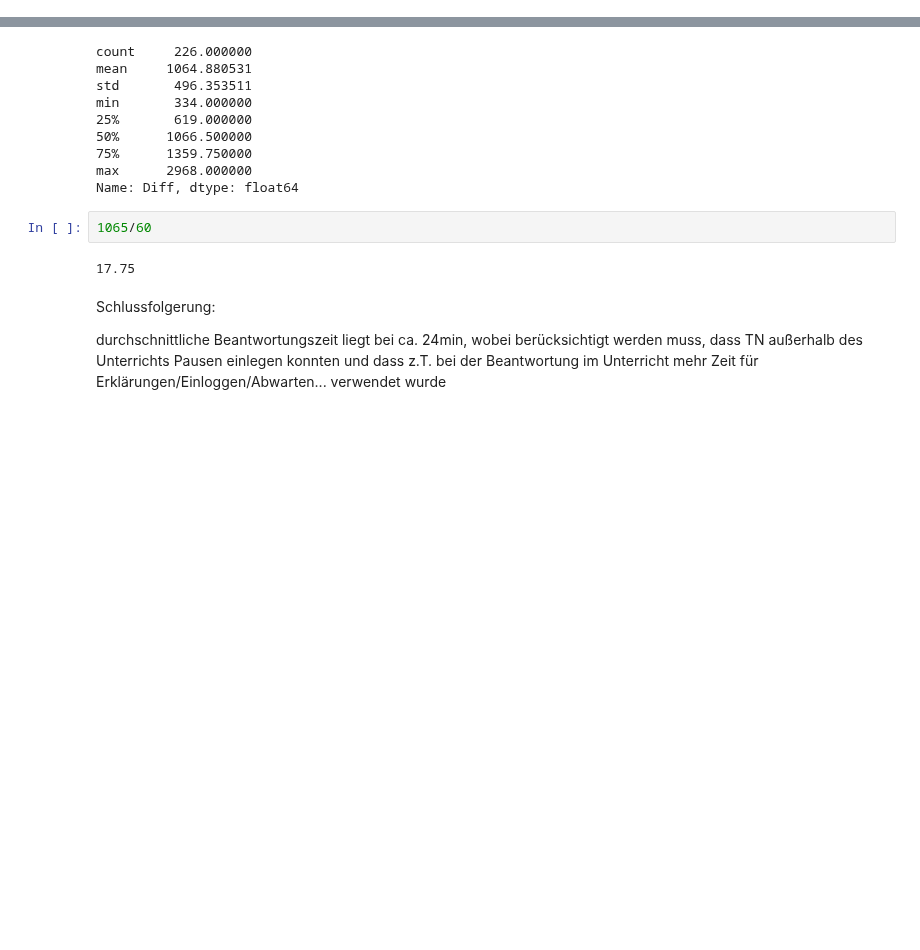
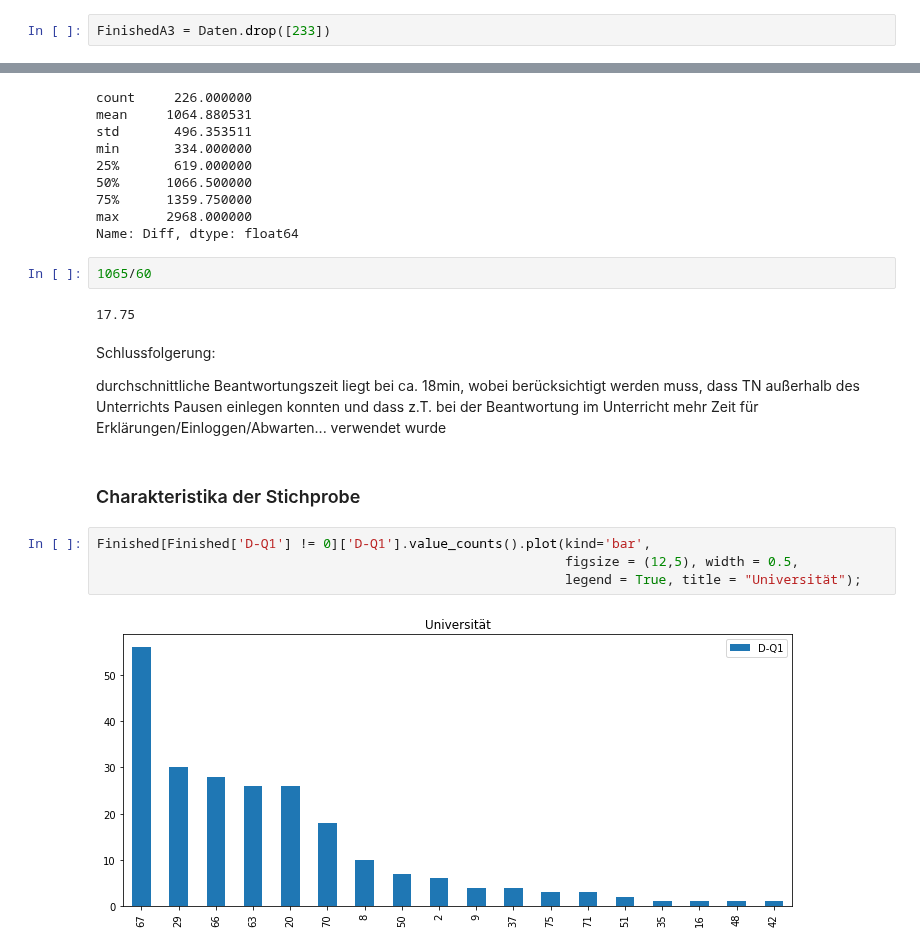
Before and after one commit to martinakienberger/Dissertation_LIS, a Jupyter notebook: Datenanalyse_Hauptstudie.ipynb, the cells around one changed output, grey strips where cells are left out. Drawn from its saved outputs; the diff is of its cells as text; blank space fills up the shorter version.

```diff
--- a/Datenanalyse_Hauptstudie.ipynb
+++ b/Datenanalyse_Hauptstudie.ipynb
@@ -49,0 +63,2 @@ Daten['A-Q2_A-Q2_7'].hist()
+# %%
+FinishedA3 = Daten.drop([233])
@@ -274,4 +274,12 @@ Name: Diff, dtype: float64
 # %% [markdown]
 Schlussfolgerung:
 
-durchschnittliche Beantwortungszeit liegt bei ca. 24min, wobei berücksichtigt werden muss, dass TN außerhalb des Unterrichts Pausen einlegen konnten und dass z.T. bei der Beantwortung im Unterricht mehr Zeit für Erklärungen/Einloggen/Abwarten... verwendet wurde
+durchschnittliche Beantwortungszeit liegt bei ca. 18min, wobei berücksichtigt werden muss, dass TN außerhalb des Unterrichts Pausen einlegen konnten und dass z.T. bei der Beantwortung im Unterricht mehr Zeit für Erklärungen/Einloggen/Abwarten... verwendet wurde
+# %% [markdown]
+### Charakteristika der Stichprobe
+# %%
+Finished[Finished['D-Q1'] != 0]['D-Q1'].value_counts().plot(kind='bar',
+                                                            figsize = (12,5), width = 0.5,
+                                                            legend = True, title = "Universität");
+# %% [output]
+[figure, added]
```
Also changed, not shown: parts of 71 cells of this notebook, 2 other files.
